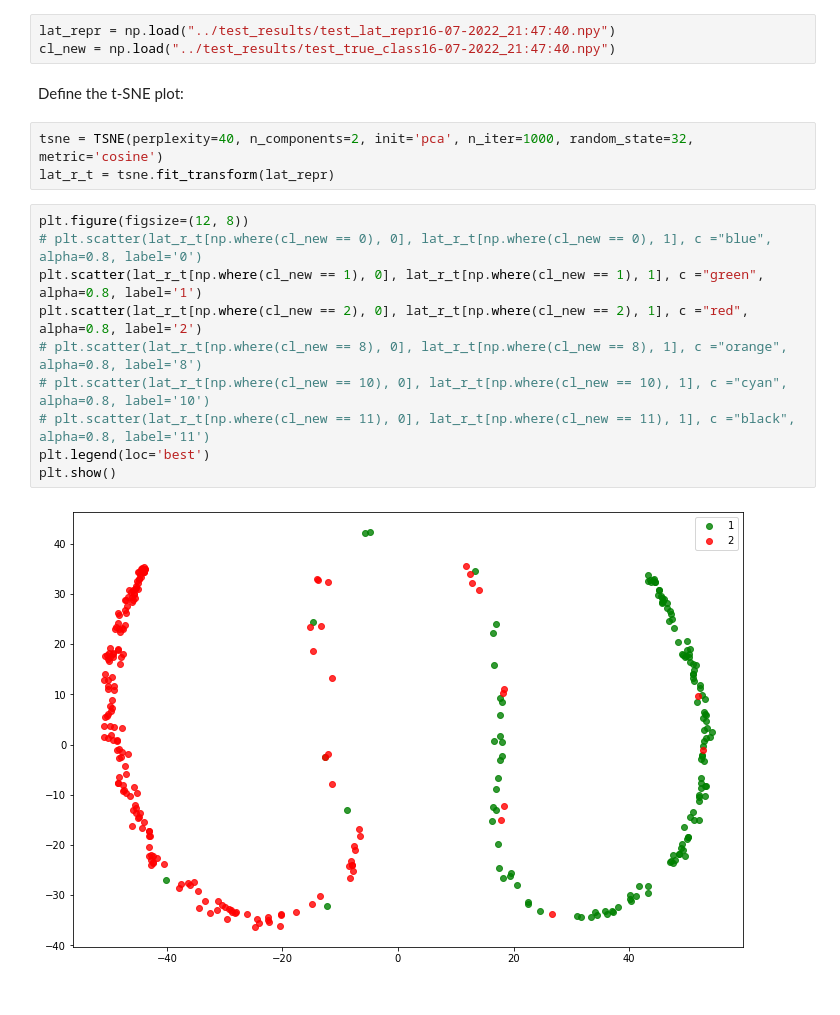
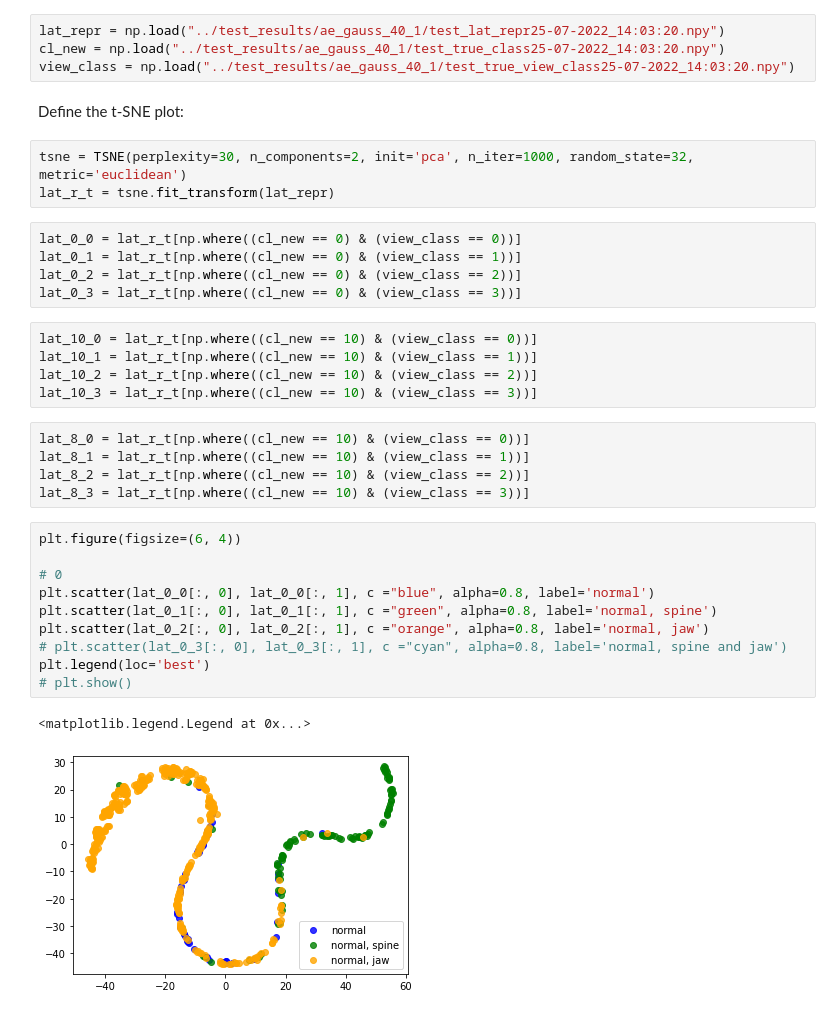
Before and after one commit to ElifEmanet/dental_imaging, a Jupyter notebook: notebooks/latent_repr_tsne_plot.ipynb, the cells around one changed output. Cells and saved outputs as stored; diff of their text form.

```diff
--- a/notebooks/latent_repr_tsne_plot.ipynb
+++ b/notebooks/latent_repr_tsne_plot.ipynb
@@ -19,22 +19,39 @@ from sklearn.manifold import TSNE
 # %% [markdown]
 Get the latent representations of test images and their corresponding classification:
 # %%
-lat_repr = np.load("../test_results/test_lat_repr16-07-2022_21:47:40.npy")
-cl_new = np.load("../test_results/test_true_class16-07-2022_21:47:40.npy")
+lat_repr = np.load("../test_results/ae_gauss_40_1/test_lat_repr25-07-2022_14:03:20.npy")
+cl_new = np.load("../test_results/ae_gauss_40_1/test_true_class25-07-2022_14:03:20.npy")
+view_class = np.load("../test_results/ae_gauss_40_1/test_true_view_class25-07-2022_14:03:20.npy")
 # %% [markdown]
 Define the t-SNE plot:
 # %%
-tsne = TSNE(perplexity=40, n_components=2, init='pca', n_iter=1000, random_state=32, metric='cosine')
+tsne = TSNE(perplexity=30, n_components=2, init='pca', n_iter=1000, random_state=32, metric='euclidean')
 lat_r_t = tsne.fit_transform(lat_repr)
+# %%
+lat_0_0 = lat_r_t[np.where((cl_new == 0) & (view_class == 0))]
+lat_0_1 = lat_r_t[np.where((cl_new == 0) & (view_class == 1))]
+lat_0_2 = lat_r_t[np.where((cl_new == 0) & (view_class == 2))]
+lat_0_3 = lat_r_t[np.where((cl_new == 0) & (view_class == 3))]
+# %%
+lat_10_0 = lat_r_t[np.where((cl_new == 10) & (view_class == 0))]
+lat_10_1 = lat_r_t[np.where((cl_new == 10) & (view_class == 1))]
+lat_10_2 = lat_r_t[np.where((cl_new == 10) & (view_class == 2))]
+lat_10_3 = lat_r_t[np.where((cl_new == 10) & (view_class == 3))]
+# %%
+lat_8_0 = lat_r_t[np.where((cl_new == 10) & (view_class == 0))]
+lat_8_1 = lat_r_t[np.where((cl_new == 10) & (view_class == 1))]
+lat_8_2 = lat_r_t[np.where((cl_new == 10) & (view_class == 2))]
+lat_8_3 = lat_r_t[np.where((cl_new == 10) & (view_class == 3))]
 # %%
-plt.figure(figsize=(12, 8))
-# plt.scatter(lat_r_t[np.where(cl_new == 0), 0], lat_r_t[np.where(cl_new == 0), 1], c ="blue", alpha=0.8, label='0')
-plt.scatter(lat_r_t[np.where(cl_new == 1), 0], lat_r_t[np.where(cl_new == 1), 1], c ="green", alpha=0.8, label='1')
-plt.scatter(lat_r_t[np.where(cl_new == 2), 0], lat_r_t[np.where(cl_new == 2), 1], c ="red", alpha=0.8, label='2')
-# plt.scatter(lat_r_t[np.where(cl_new == 8), 0], lat_r_t[np.where(cl_new == 8), 1], c ="orange", alpha=0.8, label='8')
-# plt.scatter(lat_r_t[np.where(cl_new == 10), 0], lat_r_t[np.where(cl_new == 10), 1], c ="cyan", alpha=0.8, label='10')
-# plt.scatter(lat_r_t[np.where(cl_new == 11), 0], lat_r_t[np.where(cl_new == 11), 1], c ="black", alpha=0.8, label='11')
+plt.figure(figsize=(6, 4))
+
+# 0
+plt.scatter(lat_0_0[:, 0], lat_0_0[:, 1], c ="blue", alpha=0.8, label='normal')
+plt.scatter(lat_0_1[:, 0], lat_0_1[:, 1], c ="green", alpha=0.8, label='normal, spine')
+plt.scatter(lat_0_2[:, 0], lat_0_2[:, 1], c ="orange", alpha=0.8, label='normal, jaw')
+# plt.scatter(lat_0_3[:, 0], lat_0_3[:, 1], c ="cyan", alpha=0.8, label='normal, spine and jaw')
 plt.legend(loc='best')
-plt.show()
+# plt.show()
 # %% [output]
+<matplotlib.legend.Legend at 0x...>
-[figure, old version]
+[figure, new version]
```
Also changed, not shown: parts of 2 cells of this notebook, 14 other files.
